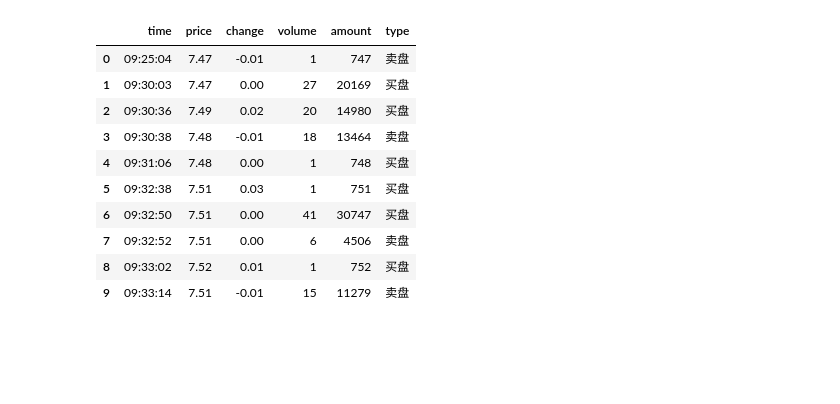
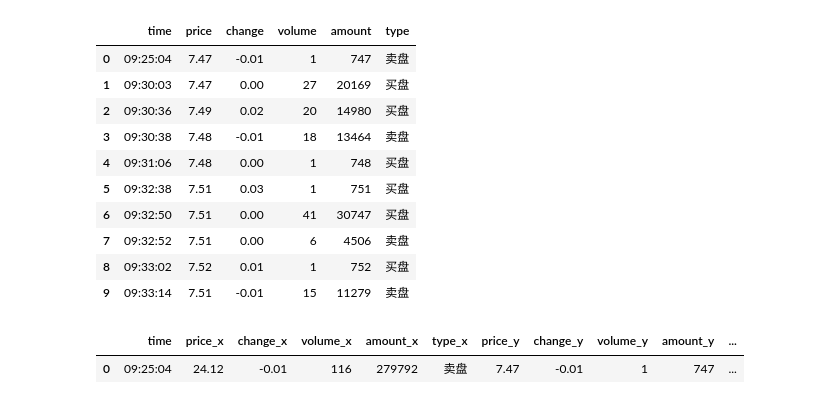
Before and after one commit to cin-derella/python_datascience, a Jupyter notebook: YC_DataAnalysis/code/pandas/23.stockmerge.ipynb, the cells around one changed output. Saved outputs shown, nothing was run; the diff lists cells and outputs as text; code cells hidden in the pictures; blank space fills up the shorter version.

Commit message:
merge

```diff
--- a/YC_DataAnalysis/code/pandas/23.stockmerge.ipynb
+++ b/YC_DataAnalysis/code/pandas/23.stockmerge.ipynb
@@ -102,3 +102,8 @@ display(df600848.head(10),df600898.head(10))
 | 7 | 09:32:52 | 7.51 | 0.00 | 6 | 4506 | 卖盘 |
 | 8 | 09:33:02 | 7.52 | 0.01 | 1 | 752 | 买盘 |
 | 9 | 09:33:14 | 7.51 | -0.01 | 15 | 11279 | 卖盘 |
+# %%
+pd.merge(df600848.head(10),df600898.head(10),on = 'time')
+# %% [output]
+|  | time | price_x | change_x | volume_x | amount_x | type_x | price_y | change_y | volume_y | amount_y | ... |
+| 0 | 09:25:04 | 24.12 | -0.01 | 116 | 279792 | 卖盘 | 7.47 | -0.01 | 1 | 747 | ... |
```
Also changed, not shown: 1 other file.
